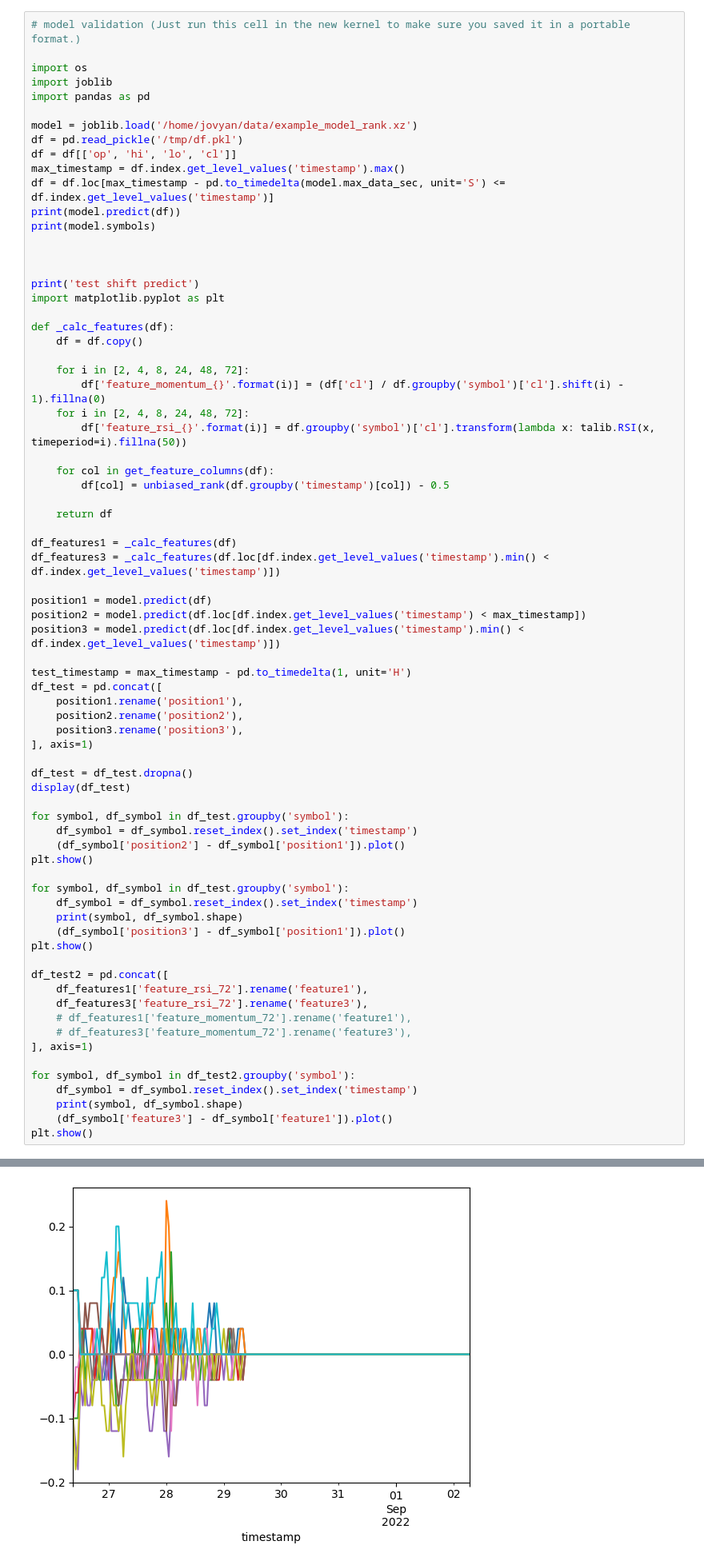
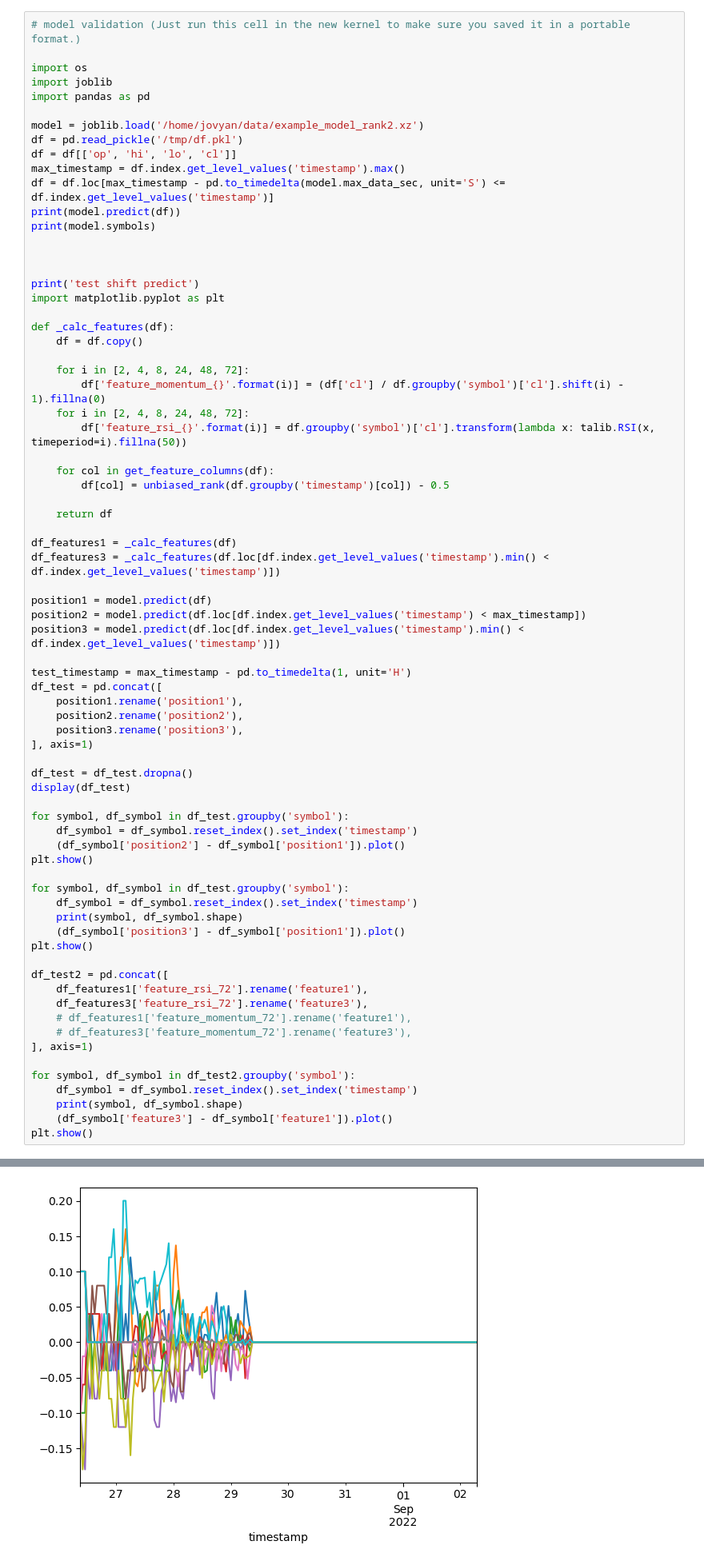
Before and after one commit to richmanbtc/alphapool-model, a Jupyter notebook: notebooks/example_model_rank2.ipynb, the cells around one changed output, grey strips where cells are left out. Shown at 80% size. Cells and saved outputs as stored; diff of their text form.

Commit message:
add example_model_rank3

```diff
--- a/notebooks/example_model_rank2.ipynb
+++ b/notebooks/example_model_rank2.ipynb
@@ -166,7 +166,7 @@ import os
 import joblib
 import pandas as pd
 
-model = joblib.load('/home/jovyan/data/example_model_rank.xz')
+model = joblib.load('/home/jovyan/data/example_model_rank2.xz')
 df = pd.read_pickle('/tmp/df.pkl')
 df = df[['op', 'hi', 'lo', 'cl']]
 max_timestamp = df.index.get_level_values('timestamp').max()
@@ -261,19 +261,19 @@ test shift predict
 |  | MATIC | 0.18 | 0.18 | 0.18 |
 |  | SOL | -0.14 | -0.14 | -0.14 |
 |  | XRP | -0.06 | -0.06 | -0.06 |
 1670 rows × 3 columns
 [figure]
 ADA (167, 4)
 ATOM (167, 4)
 BNB (167, 4)
 BTC (167, 4)
 DOT (167, 4)
 ETH (167, 4)
 LINK (167, 4)
 MATIC (167, 4)
 SOL (167, 4)
 XRP (167, 4)
-[figure, old version]
+[figure, new version]
 ADA (169, 3)
 ATOM (169, 3)
 BNB (169, 3)
```
Also changed, not shown: parts of 1 cell of this notebook, 3 other files.
